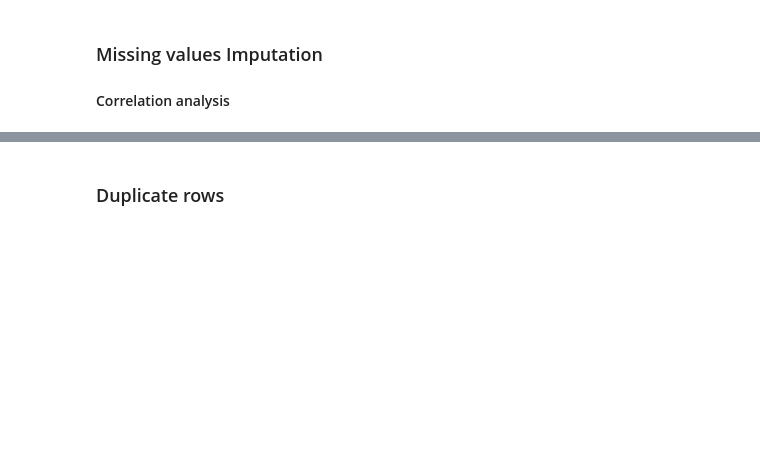
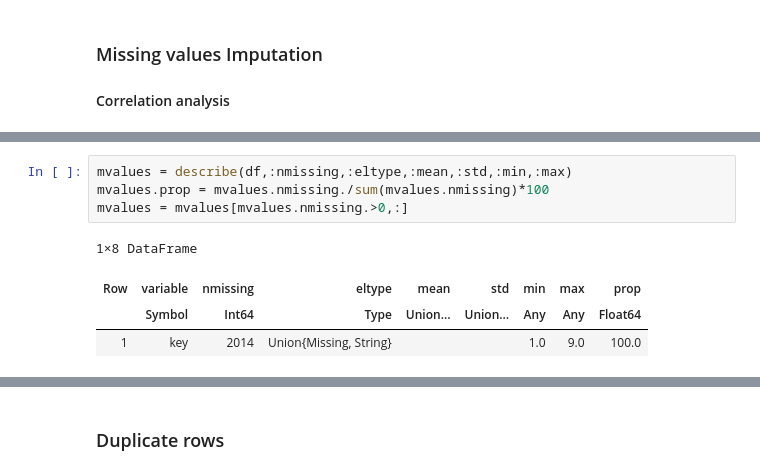
Before and after one commit to maxhormazabal/finalpracticalml, a Jupyter notebook: preprocessing.ipynb, the cells around one changed output, grey strips where cells are left out. Saved outputs shown, nothing was run; the diff lists cells and outputs as text; blank space fills up the shorter version.

```diff
--- a/preprocessing.ipynb
+++ b/preprocessing.ipynb
@@ -423,0 +350,9 @@ size(df,1)
+# %%
+mvalues = describe(df,:nmissing,:eltype,:mean,:std,:min,:max)
+mvalues.prop = mvalues.nmissing./sum(mvalues.nmissing)*100
+mvalues = mvalues[mvalues.nmissing.>0,:]
+# %% [output]
+1×8 DataFrame
+| Row | variable | nmissing | eltype | mean | std | min | max | prop |
+|  | Symbol | Int64 | Type | Union… | Union… | Any | Any | Float64 |
+| 1 | key | 2014 | Union{Missing, String} |  |  | 1.0 | 9.0 | 100.0 |
```
Also changed, not shown: parts of 39 cells of this notebook, 2 other files.
